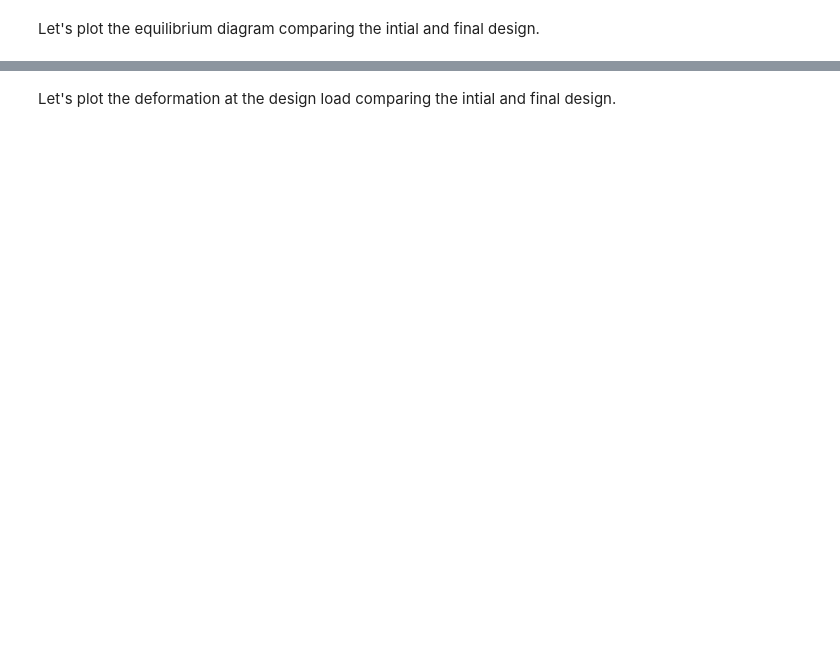
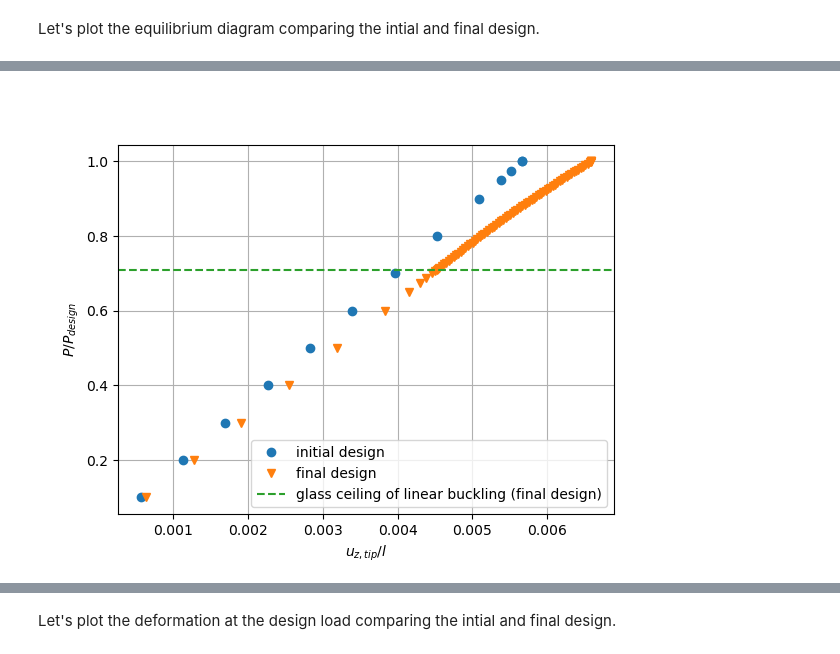
Before and after one commit to fmamitrotta/nonlinear-structural-stability-notebooks, a Jupyter notebook: notebooks/19_One-variable_Optimization_of_the_CRM-like_Box_Beam.ipynb, the cells around one changed output, grey strips where cells are left out. Cells and saved outputs as stored; diff of their text form; code cells hidden in the pictures; blank space fills up the shorter version.

```diff
--- a/notebooks/19_One-variable_Optimization_of_the_CRM-like_Box_Beam.ipynb
+++ b/notebooks/19_One-variable_Optimization_of_the_CRM-like_Box_Beam.ipynb
@@ -658,0 +705,20 @@ WARNING: subcase.py:683 nwords_to_lsem=1000 nwords_to_lsem//4=250
+# %%
+tip_displacements = {}
+plt.figure()
+for count, key in enumerate(input_name_dict.keys()):
+    _, _, tip_displacements[key] = pynastran_utils.read_load_displacement_history_from_op2(op2_object=sol_106_op2[key],
+                                                                                           displacement_node_id=tip_master_node_id)
+    plt.plot(tip_displacements[key][FIRST_SUBCASE_ID][:, Z_AXIS_INDEX]/l, applied_loads[key][FIRST_SUBCASE_ID][:, Z_AXIS_INDEX]/design_load,
+              markers[count], label=input_name_dict[key])
+
+# Plot line of glass ceiling of linear buckling for final design
+plt.axhline(y=nondimensional_linear_buckling_load, color=colors[2], linestyle="--", label="glass ceiling of linear buckling (final design)")
+
+# Set plot appearance
+plt.xlabel("$u_{z, tip}/l$")
+plt.ylabel("$P/P_{design}$")
+plt.grid(visible=True)
+plt.legend()
+plt.show()
+# %% [output]
+[figure, added]
```
Also changed, not shown: parts of 9 cells of this notebook, 1 other file.
